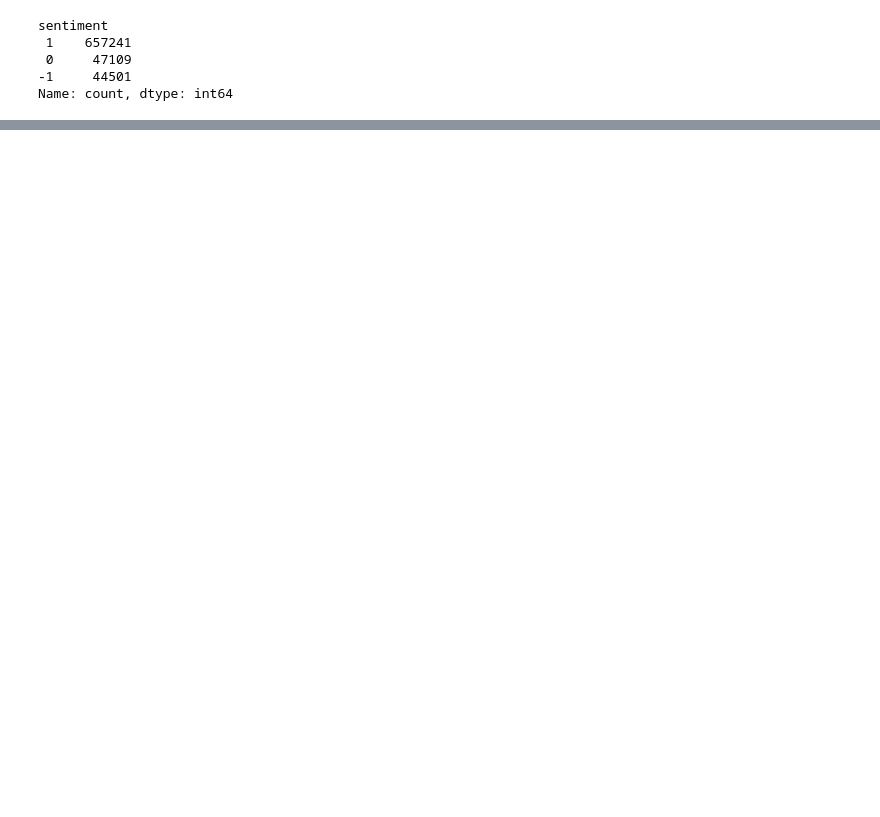
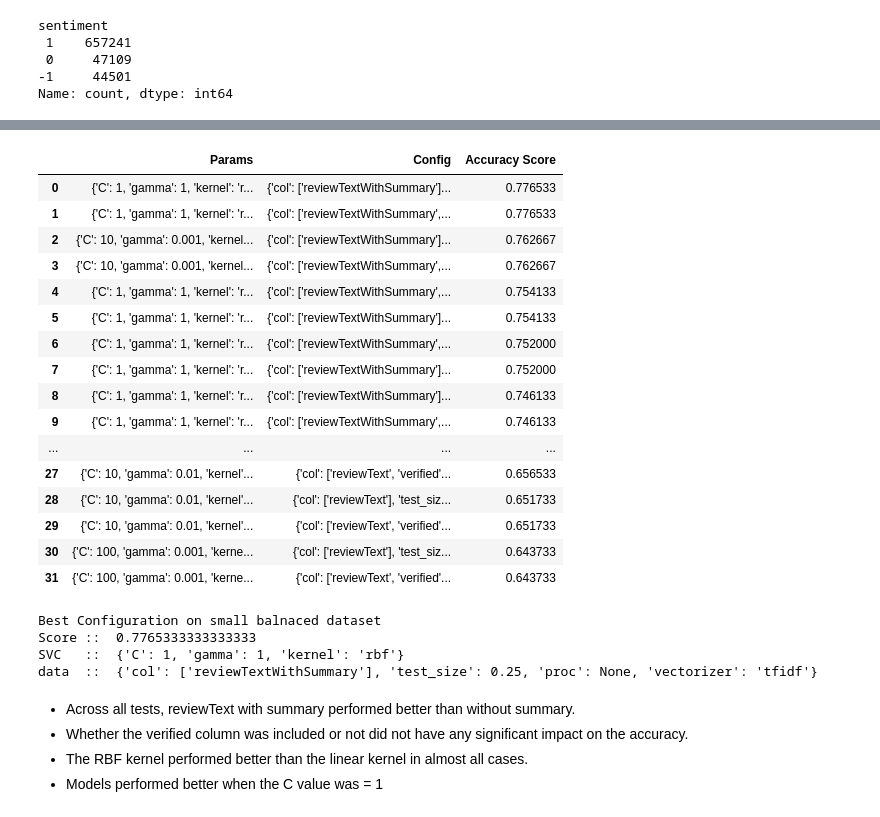
Before and after one commit to ibrahimmkhalid/data-270-project, a Jupyter notebook: svm_testing.sync.ipynb, the cells around one changed output, grey strips where cells are left out. Drawn from its saved outputs; the diff is of its cells as text; code cells hidden in the pictures; blank space fills up the shorter version.

```diff
--- a/svm_testing.sync.ipynb
+++ b/svm_testing.sync.ipynb
@@ -203,0 +774,8 @@ x_train, x_test, y_train, y_test = pipeline(cols, test_size, proc, vectorizer)
+# %%
+x_train, x_test, y_train, y_test = pipeline(['reviewTextWithSummary', 'verified'], 0.25, stem, bow, df_balanced_small)
+grid = GridSearchCV(SVC(), param_grid, refit=True, verbose=verbose, n_jobs=n_jobs, cv=cv)
+grid.fit(x_train, y_train)
+y_pred = grid.predict(x_test)
+print(classification_report(y_test, y_pred))
+accuracy = grid.score(x_test, y_test)
+compare_list.loc[len(compare_list)] = [grid.best_params_, {'col': ['reviewTextWithSummary', 'verified'], 'test_size': 0.25, 'proc': 'stem', 'vectorizer': 'bow'}, accuracy]
@@ -203,0 +792,8 @@ x_train, x_test, y_train, y_test = pipeline(cols, test_size, proc, vectorizer)
+# %%
+x_train, x_test, y_train, y_test = pipeline(['reviewTextWithSummary', 'verified'], 0.25, stem, tfidf, df_balanced_small)
+grid = GridSearchCV(SVC(), param_grid, refit=True, verbose=verbose, n_jobs=n_jobs, cv=cv)
+grid.fit(x_train, y_train)
+y_pred = grid.predict(x_test)
+print(classification_report(y_test, y_pred))
+accuracy = grid.score(x_test, y_test)
+compare_list.loc[len(compare_list)] = [grid.best_params_, {'col': ['reviewTextWithSummary', 'verified'], 'test_size': 0.25, 'proc': 'stem', 'vectorizer': 'tfidf'}, accuracy]
@@ -203,0 +810,8 @@ x_train, x_test, y_train, y_test = pipeline(cols, test_size, proc, vectorizer)
+# %%
+x_train, x_test, y_train, y_test = pipeline(['reviewTextWithSummary', 'verified'], 0.25, lem, bow, df_balanced_small)
+grid = GridSearchCV(SVC(), param_grid, refit=True, verbose=verbose, n_jobs=n_jobs, cv=cv)
+grid.fit(x_train, y_train)
+y_pred = grid.predict(x_test)
+print(classification_report(y_test, y_pred))
+accuracy = grid.score(x_test, y_test)
+compare_list.loc[len(compare_list)] = [grid.best_params_, {'col': ['reviewTextWithSummary', 'verified'], 'test_size': 0.25, 'proc': 'lem', 'vectorizer': 'bow'}, accuracy]
@@ -203,0 +828,9 @@ x_train, x_test, y_train, y_test = pipeline(cols, test_size, proc, vectorizer)
+# %%
+x_train, x_test, y_train, y_test = pipeline(['reviewTextWithSummary', 'verified'], 0.25, lem, tfidf, df_balanced_small)
+grid = GridSearchCV(SVC(), param_grid, refit=True, verbose=verbose, n_jobs=n_jobs, cv=cv)
+grid.fit(x_train, y_train)
+y_pred = grid.predict(x_test)
+print(classification_report(y_test, y_pred))
+accuracy = grid.score(x_test, y_test)
+compare_list.loc[len(compare_list)] = [grid.best_params_, {'col': ['reviewTextWithSummary', 'verified'], 'test_size': 0.25, 'proc': 'lem', 'vectorizer': 'tfidf'}, accuracy]
+#######  END OF GENERATED CODE  #######
@@ -203,0 +847,33 @@ x_train, x_test, y_train, y_test = pipeline(cols, test_size, proc, vectorizer)
+# %%
+compare_list = compare_list.sort_values(
+    by="Accuracy Score", ascending=False
+).reset_index(drop=True)
+display(compare_list)
+# %% [output]
+|  | Params | Config | Accuracy Score |
+| 0 | {'C': 1, 'gamma': 1, 'kernel': 'r... | {'col': ['reviewTextWithSummary']... | 0.776533 |
+| 1 | {'C': 1, 'gamma': 1, 'kernel': 'r... | {'col': ['reviewTextWithSummary',... | 0.776533 |
+| 2 | {'C': 10, 'gamma': 0.001, 'kernel... | {'col': ['reviewTextWithSummary']... | 0.762667 |
+| 3 | {'C': 10, 'gamma': 0.001, 'kernel... | {'col': ['reviewTextWithSummary',... | 0.762667 |
+| 4 | {'C': 1, 'gamma': 1, 'kernel': 'r... | {'col': ['reviewTextWithSummary',... | 0.754133 |
+| 5 | {'C': 1, 'gamma': 1, 'kernel': 'r... | {'col': ['reviewTextWithSummary']... | 0.754133 |
+| 6 | {'C': 1, 'gamma': 1, 'kernel': 'r... | {'col': ['reviewTextWithSummary',... | 0.752000 |
+| 7 | {'C': 1, 'gamma': 1, 'kernel': 'r... | {'col': ['reviewTextWithSummary']... | 0.752000 |
+| 8 | {'C': 1, 'gamma': 1, 'kernel': 'r... | {'col': ['reviewTextWithSummary']... | 0.746133 |
+| 9 | {'C': 1, 'gamma': 1, 'kernel': 'r... | {'col': ['reviewTextWithSummary',... | 0.746133 |
+| ... | ... | ... | ... |
+| 27 | {'C': 10, 'gamma': 0.01, 'kernel'... | {'col': ['reviewText', 'verified'... | 0.656533 |
+| 28 | {'C': 10, 'gamma': 0.01, 'kernel'... | {'col': ['reviewText'], 'test_siz... | 0.651733 |
+| 29 | {'C': 10, 'gamma': 0.01, 'kernel'... | {'col': ['reviewText', 'verified'... | 0.651733 |
+| 30 | {'C': 100, 'gamma': 0.001, 'kerne... | {'col': ['reviewText'], 'test_siz... | 0.643733 |
+| 31 | {'C': 100, 'gamma': 0.001, 'kerne... | {'col': ['reviewText', 'verified'... | 0.643733 |
+# %%
+print("Best Configuration on small balnaced dataset")
+print("Score :: ", compare_list.loc[0]["Accuracy Score"])
+print("SVC   :: ", compare_list.loc[0]["Params"])
+print("data  :: ", compare_list.loc[0]["Config"])
+# %% [output]
+Best Configuration on small balnaced dataset
+Score ::  0.7765333333333333
+SVC   ::  {'C': 1, 'gamma': 1, 'kernel': 'rbf'}
+data  ::  {'col': ['reviewTextWithSummary'], 'test_size': 0.25, 'proc': None, 'vectorizer': 'tfidf'}
@@ -203,0 +882,5 @@ x_train, x_test, y_train, y_test = pipeline(cols, test_size, proc, vectorizer)
+# %% [markdown]
+- Across all tests, reviewText with summary performed better than without summary.
+- Whether the verified column was included or not did not have any significant impact on the accuracy.
+- The RBF kernel performed better than the linear kernel in almost all cases.
+- Models performed better when the C value was = 1
```
Also changed, not shown: parts of 145 cells of this notebook, 1 other file.
